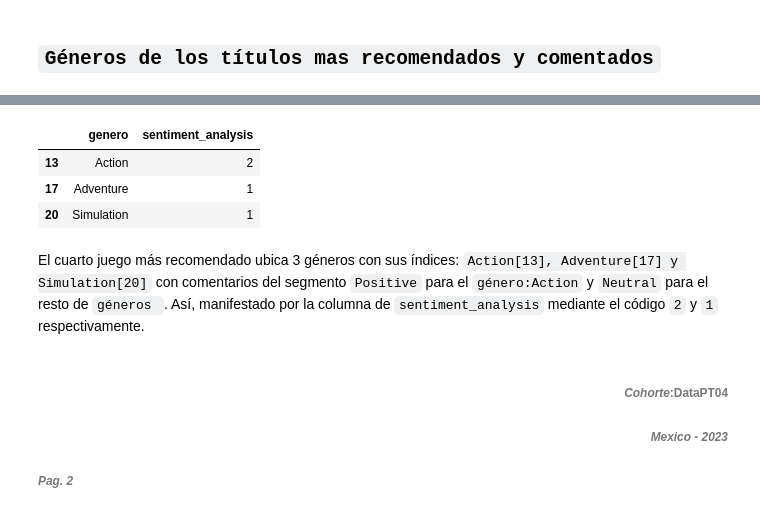
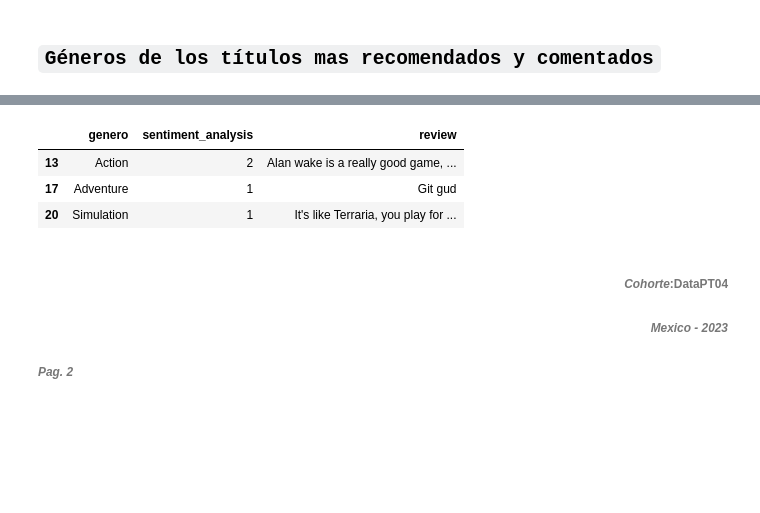
Before and after one commit to JBE777/PI_ML_OPS, a Jupyter notebook: EDA_Exploración_y_Análisis_de_datos.ipynb, the cells around one changed output, grey strips where cells are left out. Saved outputs shown, nothing was run; the diff lists cells and outputs as text; code cells hidden in the pictures; blank space fills up the shorter version.

```diff
--- a/EDA_Exploración_y_Análisis_de_datos.ipynb
+++ b/EDA_Exploración_y_Análisis_de_datos.ipynb
@@ -511,11 +529,9 @@ El tercer juego más recomendado ubica 4 géneros con sus índices: `Free to Pla
 # %%
 # Identificado el cuarto juego más recomendado con su respectivo 'id', veamos cuales son los géneros más comentados.
-lista_gen_titulo_4ta_rec = df[(df.recommend==True)&(df.title=='Battle Royale Trainer')&(df.id==772540.0)][['genero','sentiment_analysis']]
+lista_gen_titulo_4ta_rec = df[(df.recommend==True)&(df.title=='Battle Royale Trainer')&(df.id==772540.0)][['genero','sentiment_analysis','review']]
 lista_gen_titulo_4ta_rec
 # %% [output]
-|  | genero | sentiment_analysis |
-| 13 | Action | 2 |
-| 17 | Adventure | 1 |
-| 20 | Simulation | 1 |
+|  | genero | sentiment_analysis | review |
+| 13 | Action | 2 | Alan wake is a really good game, ... |
+| 17 | Adventure | 1 | Git gud |
+| 20 | Simulation | 1 | It's like Terraria, you play for ... |
-# %% [markdown]
-El cuarto juego más recomendado ubica 3 géneros con sus índices: `Action[13], Adventure[17] y Simulation[20]` con comentarios del segmento `Positive` para el `género:Action` y `Neutral` para el resto de `géneros `. Así, manifestado por la columna de `sentiment_analysis` mediante el código `2` y `1` respectivamente.
```
Also changed, not shown: parts of 21 cells of this notebook, 4 other files.
